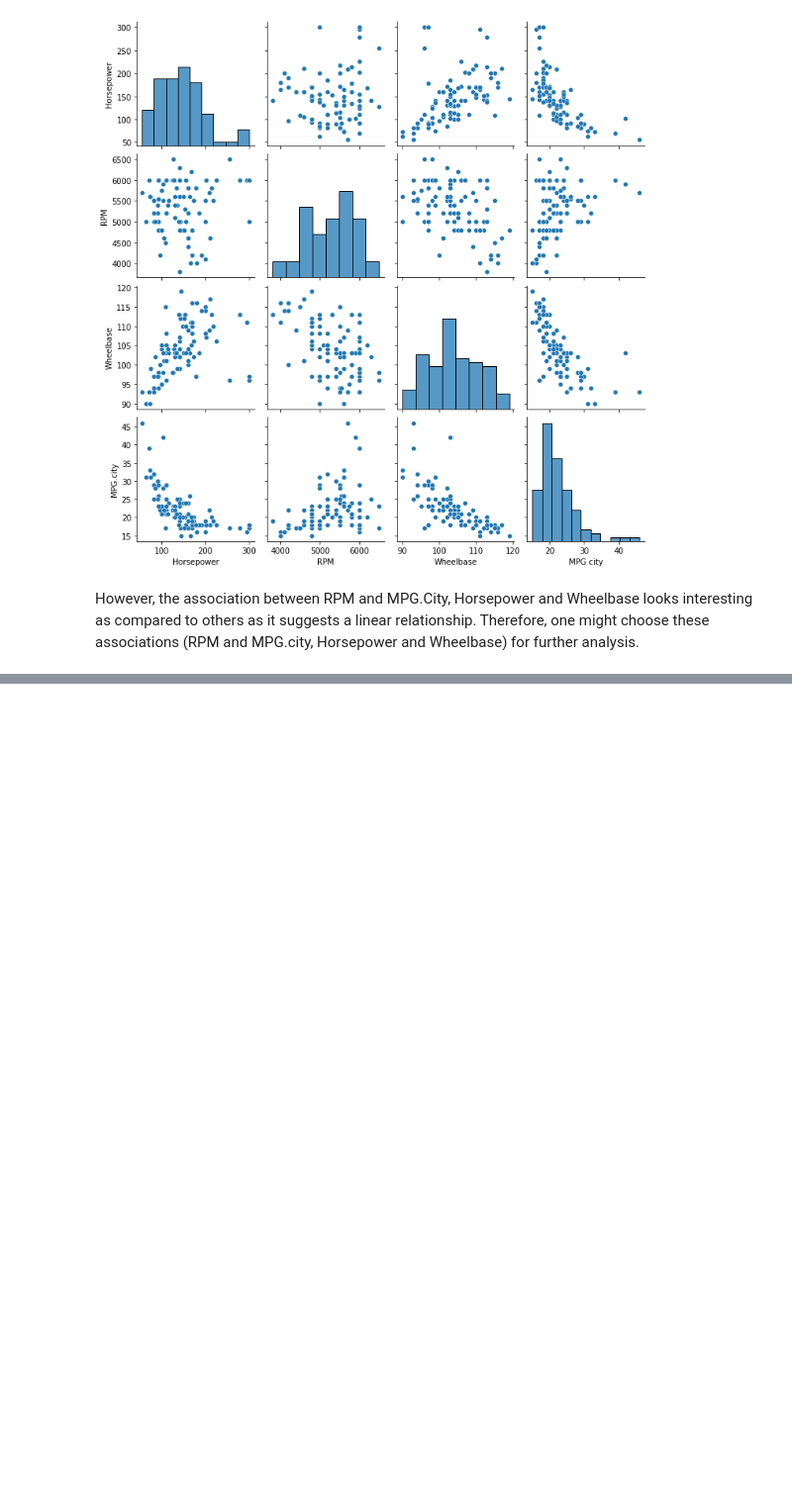
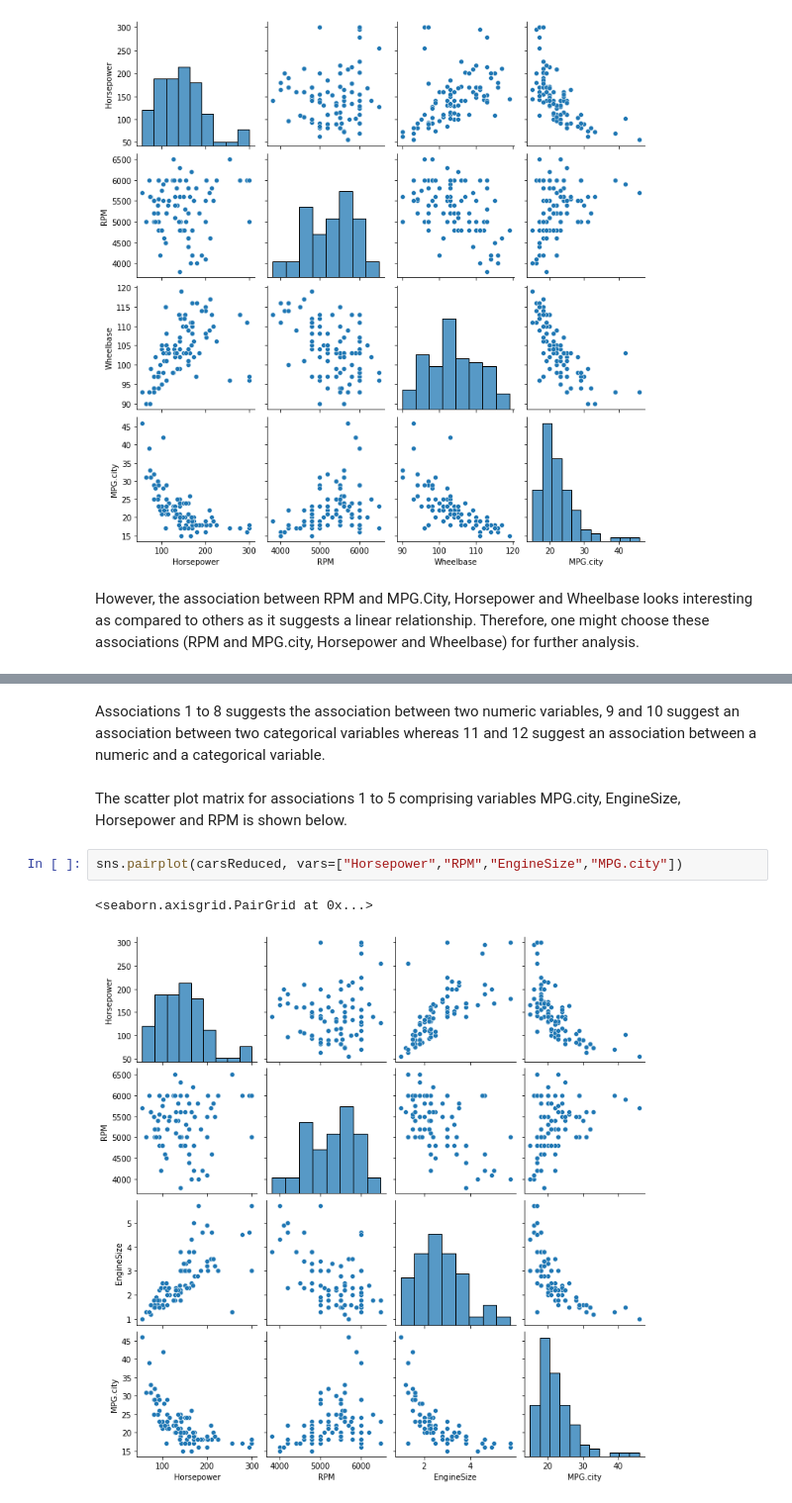
Before and after one commit to raghav-1998/Machine-Learning, a Jupyter notebook: Association Analysis/Demo.ipynb, the cells around one changed output, grey strips where cells are left out. Shown: that part at 99% size. Saved outputs shown, nothing was run; the diff lists cells and outputs as text; blank space fills up the shorter version.

Commit message:
Finding Association b/w numerical variables using Scatter Plot & Covariance

```diff
--- a/Association Analysis/Demo.ipynb
+++ b/Association Analysis/Demo.ipynb
@@ -140,0 +184,9 @@ However, the association between RPM and MPG.City, Horsepower and Wheelbase look
+# %% [markdown]
+Associations 1 to 8 suggests the association between two numeric variables, 9 and 10 suggest an association between two categorical variables whereas 11 and 12 suggest an association between a numeric and a categorical variable.
+# %% [markdown]
+The scatter plot matrix for associations 1 to 5 comprising variables MPG.city, EngineSize, Horsepower and RPM is shown below.
+# %%
+sns.pairplot(carsReduced, vars=["Horsepower","RPM","EngineSize","MPG.city"])
+# %% [output]
+<seaborn.axisgrid.PairGrid at 0x...>
+[figure, added]
```
Also changed, not shown: parts of 27 cells of this notebook.
